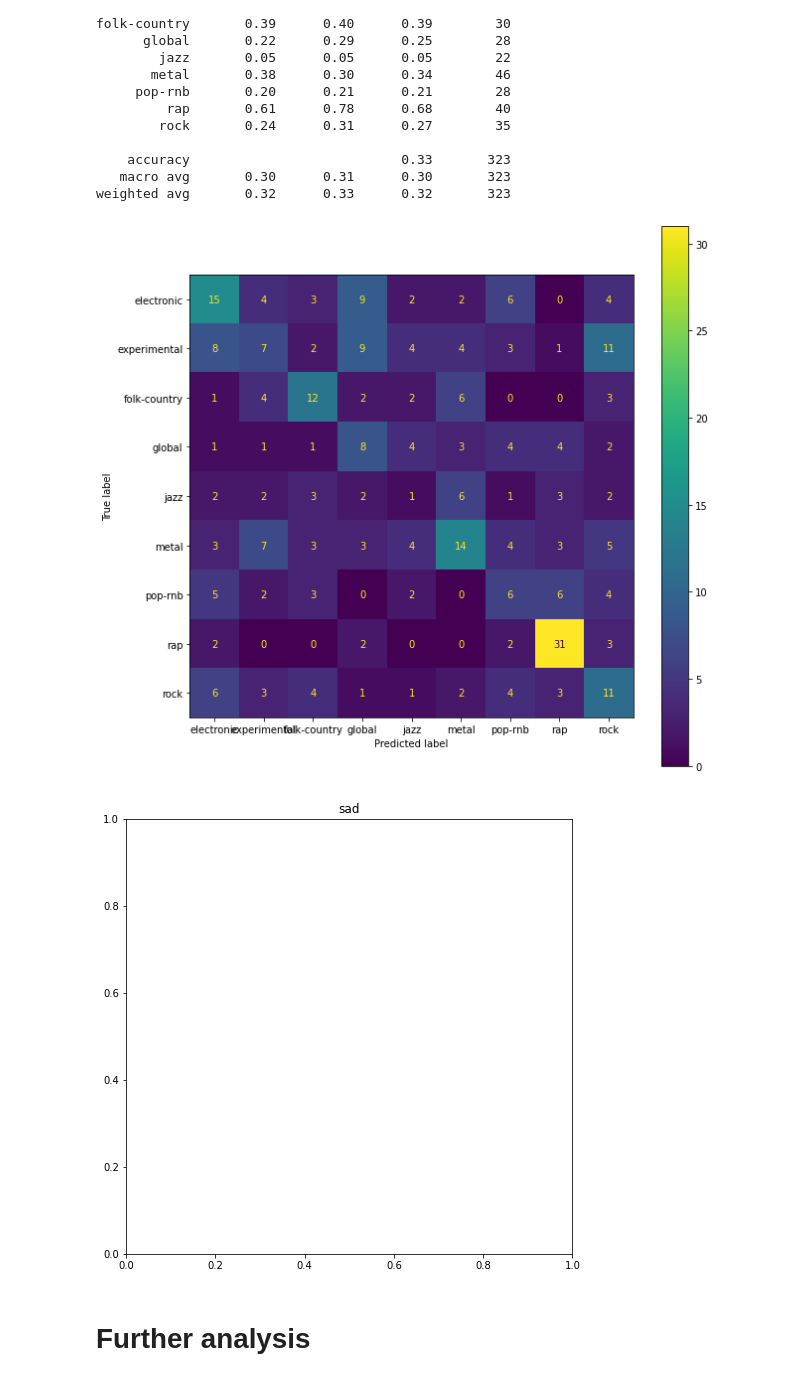
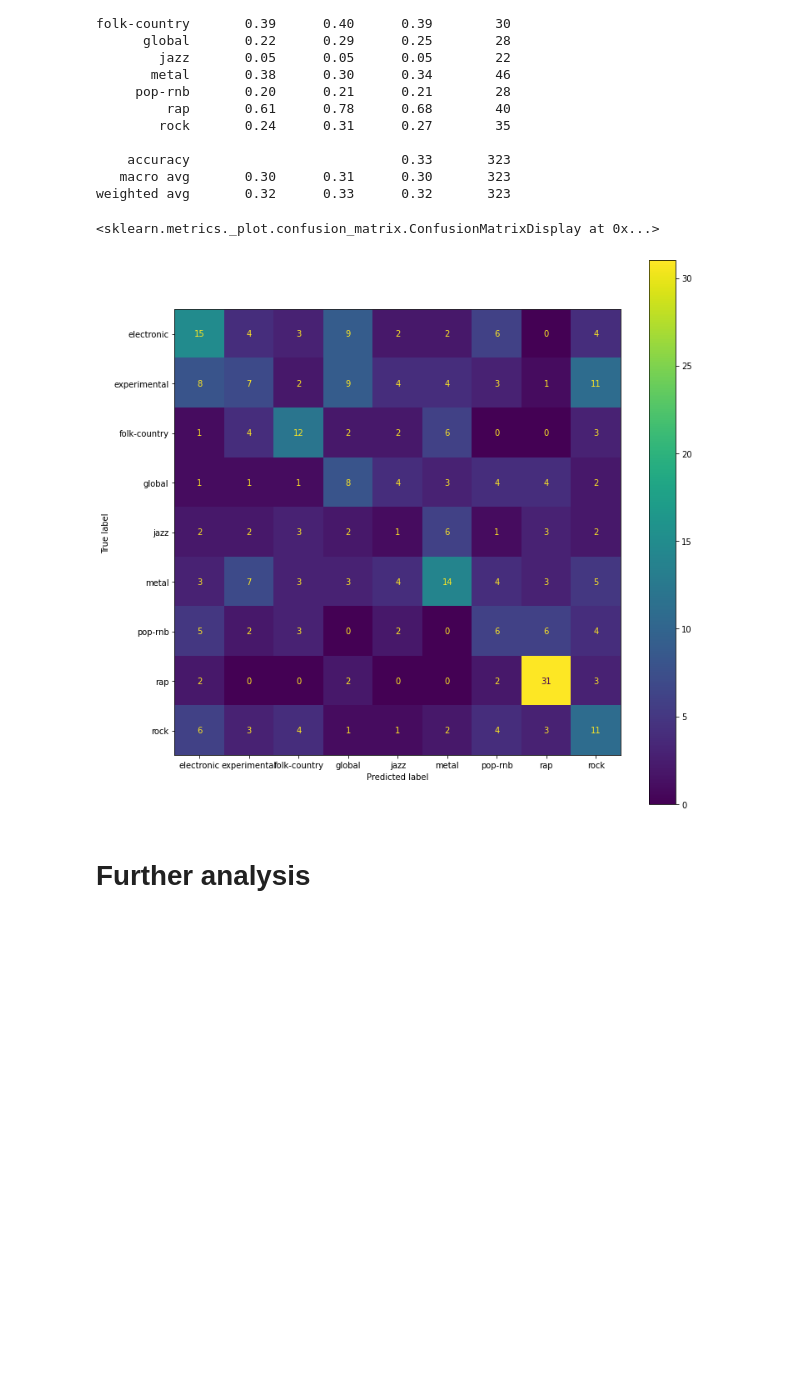
Before and after one commit to obsqyr/TDDE16-project, a Jupyter notebook: lyrics-classifier.ipynb, the cells around one changed output. Saved outputs shown, nothing was run; the diff lists cells and outputs as text; code cells hidden in the pictures; blank space fills up the shorter version.

```diff
--- a/lyrics-classifier.ipynb
+++ b/lyrics-classifier.ipynb
@@ -357,19 +357,18 @@ weighted avg       0.32      0.33      0.32       323
 # %%
 # confusion matrix
 from sklearn.metrics import confusion_matrix
 from sklearn.metrics import plot_confusion_matrix
+
 cm = confusion_matrix(y_true=df_lyrics_test['genre'], y_pred=pipe1.predict(df_lyrics_test['lyric']))
 #print(cm)
 
 #plot_confusion_matrix(pipe4, df_lyrics_test['lyric'], df_lyrics_test['genre'])
-fig, ax = plt.subplots(figsize=(10,10))
-plt.figure(figsize=(8,8))
-plt.title("sad")
+fig, ax = plt.subplots(figsize=(12,12))
+#sns.set(font_scale=3.0)
 plot_confusion_matrix(cv_classifier.best_estimator_, df_lyrics_test['lyric'], df_lyrics_test['genre'], ax=ax)
-plt.show()
 # %% [output]
+<sklearn.metrics._plot.confusion_matrix.ConfusionMatrixDisplay at 0x...>
-[figure, old version]
+[figure, new version]
-[figure, removed]
 # %% [markdown]
 # Further analysis
 # %%
```
Also changed, not shown: parts of 1 cell of this notebook, 1 other file.
